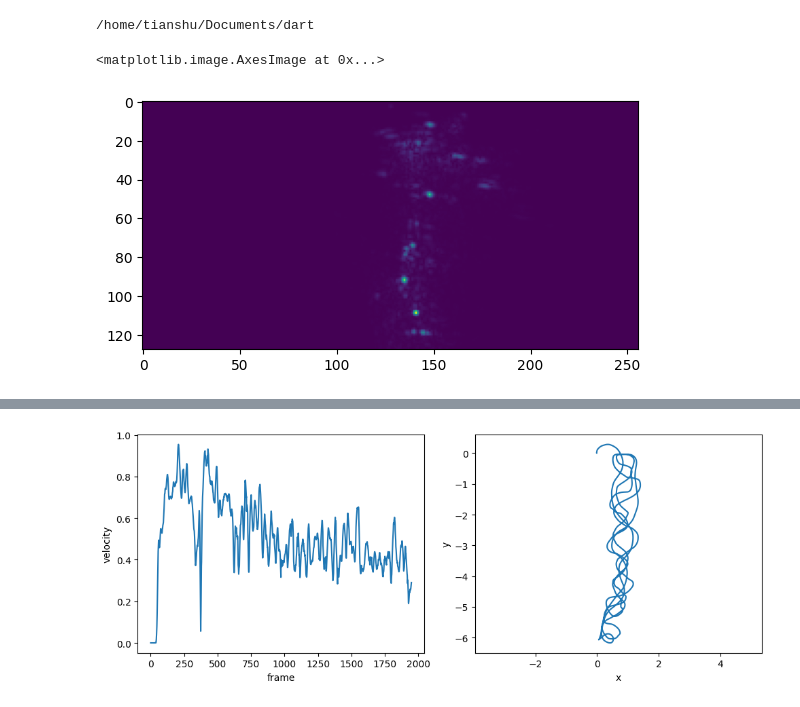
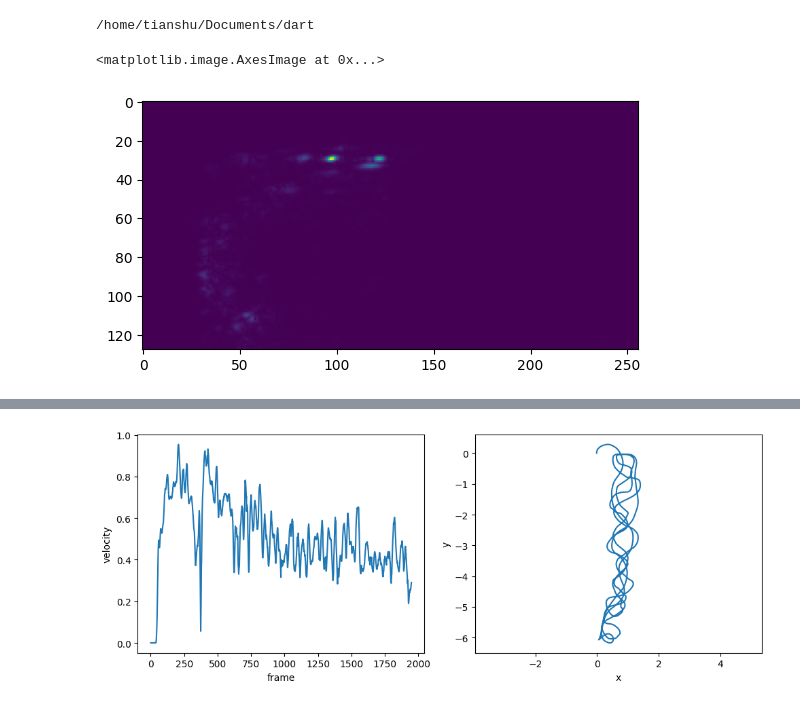
Before and after one commit to WiseLabCMU/dart, a Jupyter notebook: notebooks/dataset.ipynb, the cells around one changed output, grey strips where cells are left out. Saved outputs shown, nothing was run; the diff lists cells and outputs as text; code cells hidden in the pictures.

```diff
--- a/notebooks/dataset.ipynb
+++ b/notebooks/dataset.ipynb
@@ -8,12 +8,11 @@ import h5py
 import numpy as np
 
 
-DATASET = "data/wiselab-2/data.mat"
+DATASET = "data/arena-2/data.h5"
 
 data = load_arrays(DATASET)
-# %%
-from matplotlib import pyplot as plt
-plt.imshow(data['rad'][110, ..., 1])
-# %% [output]
-<matplotlib.image.AxesImage at 0x...>
-[figure, removed]
+# %%
+plt.imshow(data["rad"][1000, :, :, 0])
+# %% [output]
+<matplotlib.image.AxesImage at 0x...>
+[figure, added]
```
Also changed, not shown: parts of 2 cells of this notebook, 18 other files.
